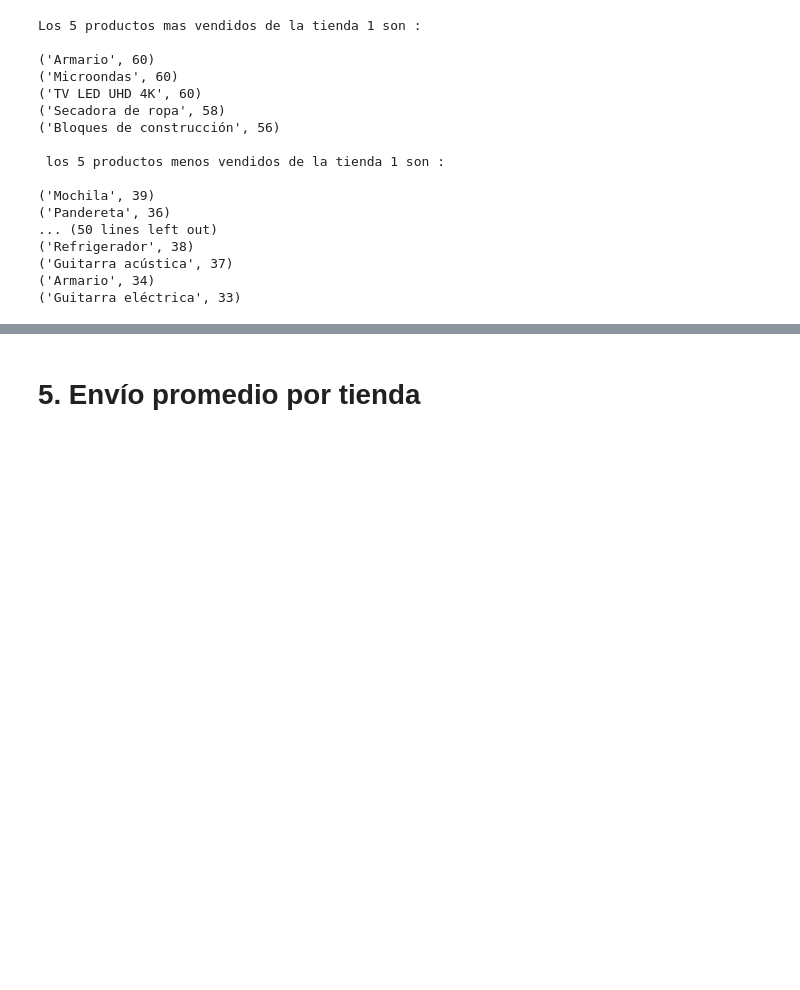
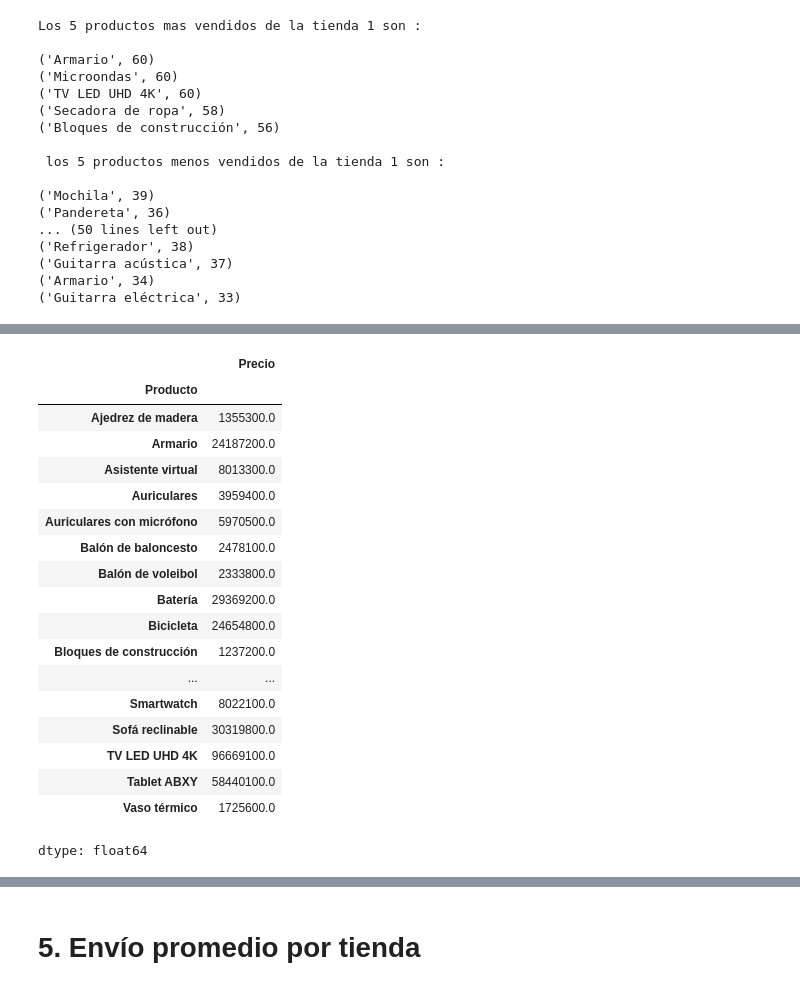
Before and after one commit to veterydaisy/AluraStore, a Jupyter notebook: AluraStoreLatam.ipynb, the cells around one changed output, grey strips where cells are left out. Saved outputs shown, nothing was run; the diff lists cells and outputs as text; code cells hidden in the pictures; blank space fills up the shorter version.

```diff
--- a/AluraStoreLatam.ipynb
+++ b/AluraStoreLatam.ipynb
@@ -357,0 +404,24 @@ Los 5 productos mas vendidos de la tienda 1 son :
+# %%
+#valor por producto tienda 3
+precios_tienda_3 = tienda3.groupby('Producto')['Precio'].sum()
+precios_tienda_3
+# %% [output]
+|  | Precio |
+| Producto |  |
+| Ajedrez de madera | 1355300.0 |
+| Armario | 24187200.0 |
+| Asistente virtual | 8013300.0 |
+| Auriculares | 3959400.0 |
+| Auriculares con micrófono | 5970500.0 |
+| Balón de baloncesto | 2478100.0 |
+| Balón de voleibol | 2333800.0 |
+| Batería | 29369200.0 |
+| Bicicleta | 24654800.0 |
+| Bloques de construcción | 1237200.0 |
+| ... | ... |
+| Smartwatch | 8022100.0 |
+| Sofá reclinable | 30319800.0 |
+| TV LED UHD 4K | 96669100.0 |
+| Tablet ABXY | 58440100.0 |
+| Vaso térmico | 1725600.0 |
+dtype: float64
```
Also changed, not shown: parts of 8 cells of this notebook.
